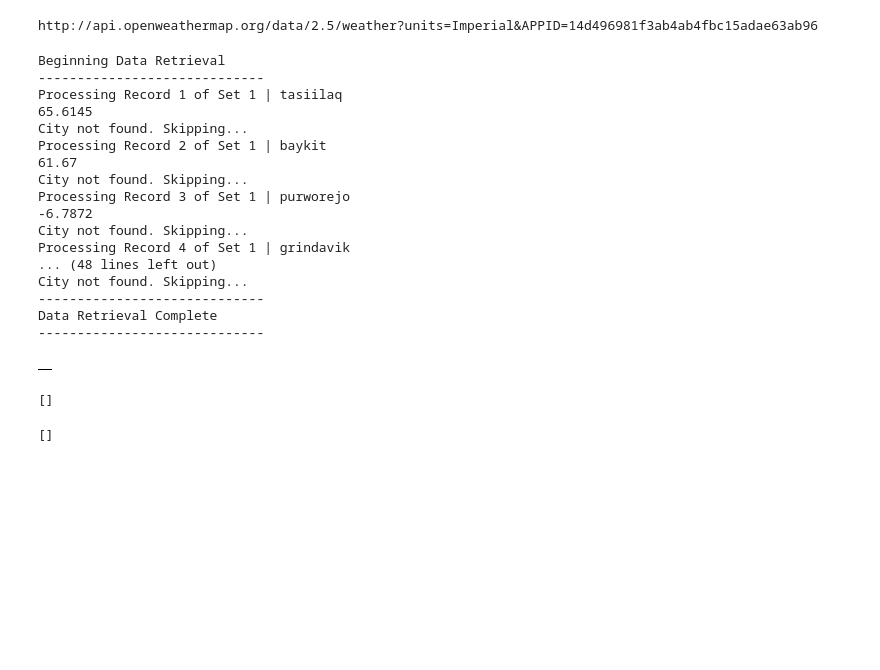
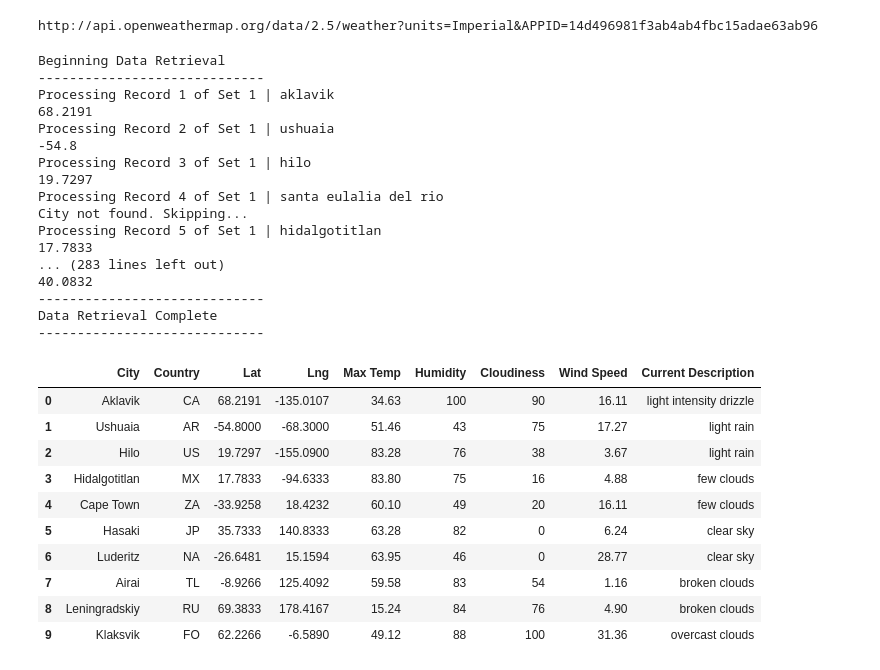
Before and after one commit to jmarrujo31/World_Weather_Analysis, a Jupyter notebook: Weather_database/Weather_Database.ipynb, the cells around one changed output. Drawn from its saved outputs; the diff is of its cells as text; code cells hidden in the pictures; blank space fills up the shorter version.

```diff
--- a/Weather_database/Weather_Database.ipynb
+++ b/Weather_database/Weather_Database.ipynb
@@ -52,7 +50,6 @@ city_temp = cities[0:20]
 # %%
 # Create an empty list to hold the weather data.
 city_data = []
-cdata=[]
 # Print the beginning of the logging.
 print("Beginning Data Retrieval     ")
 print("-----------------------------")
@@ -62,7 +59,7 @@ record_count = 1
 set_count = 1
 
 # Loop through all the cities in the list.
-for i, city in enumerate(city_temp):
+for i, city in enumerate(cities):
 
     # Group cities in sets of 50 for logging purposes.
     if (i % 50 == 0 and i >= 50):
@@ -85,8 +82,8 @@ for i, city in enumerate(city_temp):
         city_lng = city_weather["coord"]["lon"]
         print(city_lat)
         city_max_temp = city_weather["main"]["temp_max"]
-        city_humidity = city_weather["main"]["humidity"]("{:.0f}".format)
-        city_clouds = city_weather["clouds"]["all"]("{:.0f}".format)
+        city_humidity = city_weather["main"]["humidity"]
+        city_clouds = city_weather["clouds"]["all"]
         city_wind = city_weather["wind"]["speed"]
         city_country = city_weather["sys"]["country"]
         city_description = city_weather["weather"][0]["description"]
@@ -101,9 +98,8 @@ for i, city in enumerate(city_temp):
                           "Humidity": city_humidity,
                           "Cloudiness": city_clouds,
                           "Wind Speed": city_wind,
-                          "Current Description": city_description,
+                          "Current Description": city_description
                          })
-        cdata.append(city_lat)
 
 # If an error is experienced, skip the city.
     except:
@@ -117,34 +113,36 @@ print("-----------------------------")
 # %% [output]
 Beginning Data Retrieval
 -----------------------------
-Processing Record 1 of Set 1 | tasiilaq
-65.6145
+Processing Record 1 of Set 1 | aklavik
+68.2191
+Processing Record 2 of Set 1 | ushuaia
+-54.8
+Processing Record 3 of Set 1 | hilo
+19.7297
+Processing Record 4 of Set 1 | santa eulalia del rio
 City not found. Skipping...
-Processing Record 2 of Set 1 | baykit
-61.67
-City not found. Skipping...
-Processing Record 3 of Set 1 | purworejo
--6.7872
-City not found. Skipping...
-Processing Record 4 of Set 1 | grindavik
-... (48 lines left out)
-City not found. Skipping...
+Processing Record 5 of Set 1 | hidalgotitlan
+17.7833
+... (283 lines left out)
+40.0832
 -----------------------------
 Data Retrieval Complete
 -----------------------------
 # %%
 # Convert the array of dictionaries to a Pandas DataFrame.
-city_data_df = pd.DataFrame(city_data)
+city_data_df = pd.DataFrame(city_data)[['City', 'Country', 'Lat','Lng','Max Temp','Humidity','Cloudiness','Wind Speed', 'Current Description']]
 city_data_df.head(10)
 # %% [output]
-|  |
+|  | City | Country | Lat | Lng | Max Temp | Humidity | Cloudiness | Wind Speed | Current Description |
+| 0 | Aklavik | CA | 68.2191 | -135.0107 | 34.63 | 100 | 90 | 16.11 | light intensity drizzle |
+| 1 | Ushuaia | AR | -54.8000 | -68.3000 | 51.46 | 43 | 75 | 17.27 | light rain |
+| 2 | Hilo | US | 19.7297 | -155.0900 | 83.28 | 76 | 38 | 3.67 | light rain |
+| 3 | Hidalgotitlan | MX | 17.7833 | -94.6333 | 83.80 | 75 | 16 | 4.88 | few clouds |
+| 4 | Cape Town | ZA | -33.9258 | 18.4232 | 60.10 | 49 | 20 | 16.11 | few clouds |
+| 5 | Hasaki | JP | 35.7333 | 140.8333 | 63.28 | 82 | 0 | 6.24 | clear sky |
+| 6 | Luderitz | NA | -26.6481 | 15.1594 | 63.95 | 46 | 0 | 28.77 | clear sky |
+| 7 | Airai | TL | -8.9266 | 125.4092 | 59.58 | 83 | 54 | 1.16 | broken clouds |
+| 8 | Leningradskiy | RU | 69.3833 | 178.4167 | 15.24 | 84 | 76 | 4.90 | broken clouds |
+| 9 | Klaksvik | FO | 62.2266 | -6.5890 | 49.12 | 88 | 100 | 31.36 | overcast clouds |
 # %%
 city_data_df.to_csv('WeatherPy_Database.csv')
-# %%
-city_data
-# %% [output]
-[]
-# %%
-cdata
-# %% [output]
-[]
```
Also changed, not shown: parts of 2 cells of this notebook, 2 other files.
